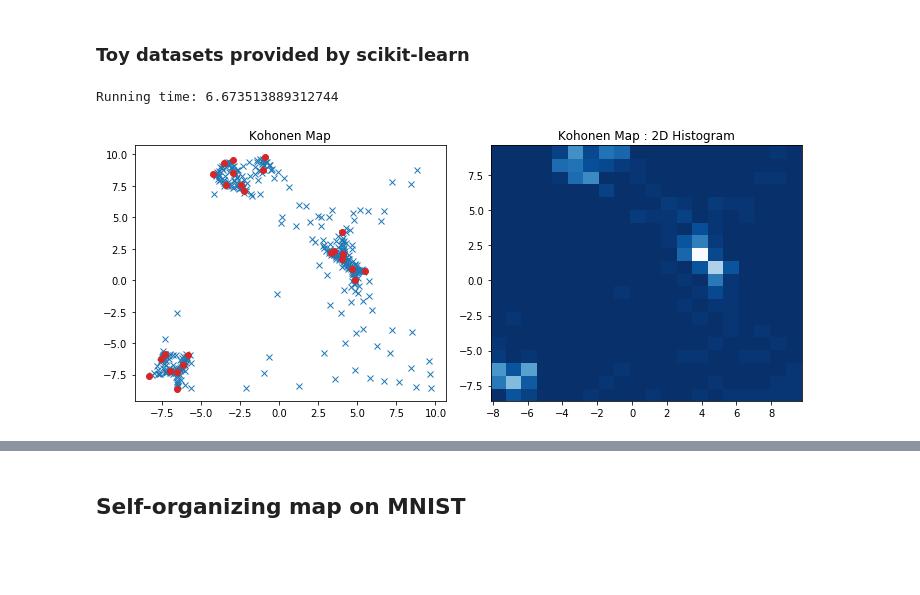
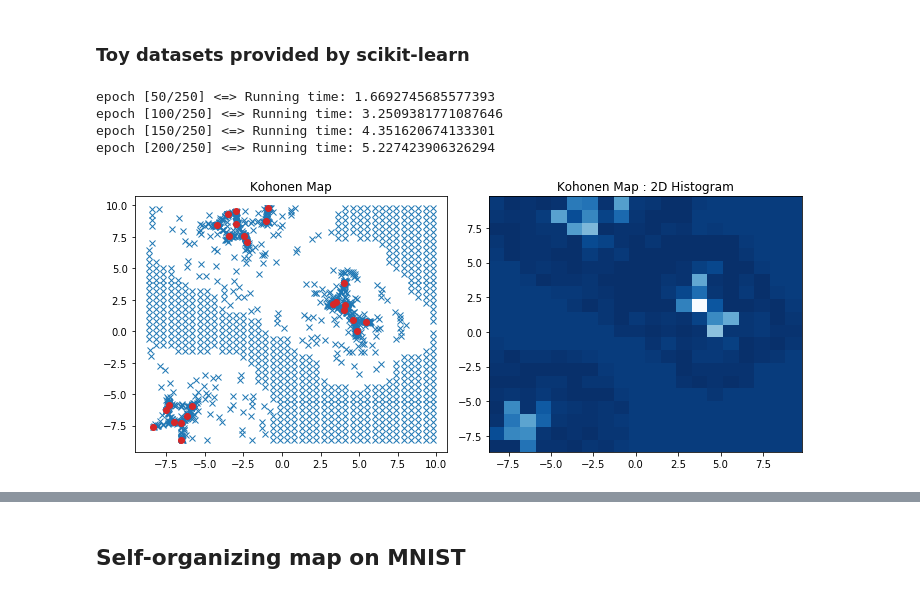
Before and after one commit to rdenadai/AI-Study-Notebooks, a Jupyter notebook: code/notebooks/7. SOM (Kohonen MAP).ipynb, the cells around one changed output, grey strips where cells are left out. Drawn from its saved outputs; the diff is of its cells as text; code cells hidden in the pictures; blank space fills up the shorter version.

```diff
--- a/code/notebooks/7. SOM (Kohonen MAP).ipynb
+++ b/code/notebooks/7. SOM (Kohonen MAP).ipynb
@@ -92,13 +98,10 @@ class SOM:
         self.W = np.ones((self._units, self._units, 1)).ravel()
         self.verbose = verbose
 
-    def train(self, x, epochs=250, sample_rate=10):
+    def train(self, x, epochs=250, sample_rate=10, iter_decay=50):
         qtd, self._size = x.shape
         # Define the Units Weights
         mn, mx = np.min(x), np.max(x)
-        # mm = (np.abs(mn) + np.abs(mx)) / 2
-        # mn = mn + (mm / 2) if mn < 0 else mn - (mm / 2)
-        # mx = mx + (mm / 2) if mx < 0 else mx - (mm / 2)
         # Create the units (neurons) in the space as a 2D grid
         space = np.linspace(mn, mx, self._units)
         self.W = np.ones((self._units, self._units, self._size)).ravel()
@@ -111,8 +114,6 @@ class SOM:
                     self.W[:, m, j] = self.W[:, m, j] * space[m]
                 else:
                     self.W[:, m, j] = self.W[:, m, j] * np.random.uniform(1e-3, 1)
-                #else:
-                    #self.W[:, m, j] = self.W[:, m, j] * space[j]
         # Create a lattice matrix to find the Neighbourhood of a BMU
         idx = np.indices(self.W.shape[:2])
         idx = np.vstack([ix.flatten() for ix in idx])
@@ -136,20 +137,19 @@ class SOM:
                         dem = (2*(np.square(self._sig)))
                         # Multiprocess module
                         fn = partial(calculate_and_adjust_neighbourhood, xi, self.W, BMU_node, self._lr, dem)
-                        results = list(exc.map(fn, ngb, chunksize=10))
-                        for result in results:
-                            self.W[result[0]] = result[1]
+                        for ng in exc.map(fn, ngb, chunksize=10):
+                            self.W[ng[0]] = ng[1]
                         # BMU update
                         self.W[tuple(BMU)] += (self._lr * (xi - BMU_node))
-                if epoch % 25 == 0 and epoch > 0:
+                if (epoch % iter_decay == 0 and epoch > 0) or epoch == epochs:
                     decay = np.exp(-epoch/epochs)
                     # Learning rate decay
                     self._lr *= decay
                     self._sig = self._radius * decay
                     if self._radius > 1:
                         self._radius = np.ceil(self._radius * decay)
-        if self.verbose:
-            print(f"Running time: {time.time() - start}")
+                    if self.verbose:
+                        print(f"epoch [{epoch}/{epochs}] <=> Running time: {time.time() - start}")
 
     def predict(self, x):
         pass
@@ -158,24 +158,26 @@ class SOM:
 # %%
 x, y = make_blobs(25, n_features=2, centers=3, random_state=42)
 
-som = SOM(units=20, verbose=True)
+som = SOM(units=40, verbose=True)
 som.train(x)
-W = som.W
-W = W.flatten().reshape(-1, 2)
+W = som.W.flatten().reshape(-1, 2)
 
 fig = plt.figure(figsize=(10, 8))
 plt.subplot(2, 2, 1)
 plt.title("Kohonen Map")
 plt.plot(W[:, 0], W[:, 1], 'x', c='C0')
 plt.plot(x[:, 0], x[:, 1], 'o', c='C3')
 plt.subplot(2, 2, 2)
 plt.title("Kohonen Map : 2D Histogram")
 plt.hist2d(W[:, 0], W[:, 1], bins=20, cmap=plt.cm.Blues_r)
 plt.tight_layout()
 plt.show()
 # %% [output]
-Running time: 6.673513889312744
+epoch [50/250] <=> Running time: 1.6692745685577393
+epoch [100/250] <=> Running time: 3.2509381771087646
+epoch [150/250] <=> Running time: 4.351620674133301
+epoch [200/250] <=> Running time: 5.227423906326294
-[figure, old version]
+[figure, new version]
 # %%
 X, y = make_moons(500, noise=0.075)
 X_train, X_test, y_train, y_test = train_test_split(X, y, test_size=0.3, random_state=42)
```
Also changed, not shown: parts of 26 cells of this notebook.
